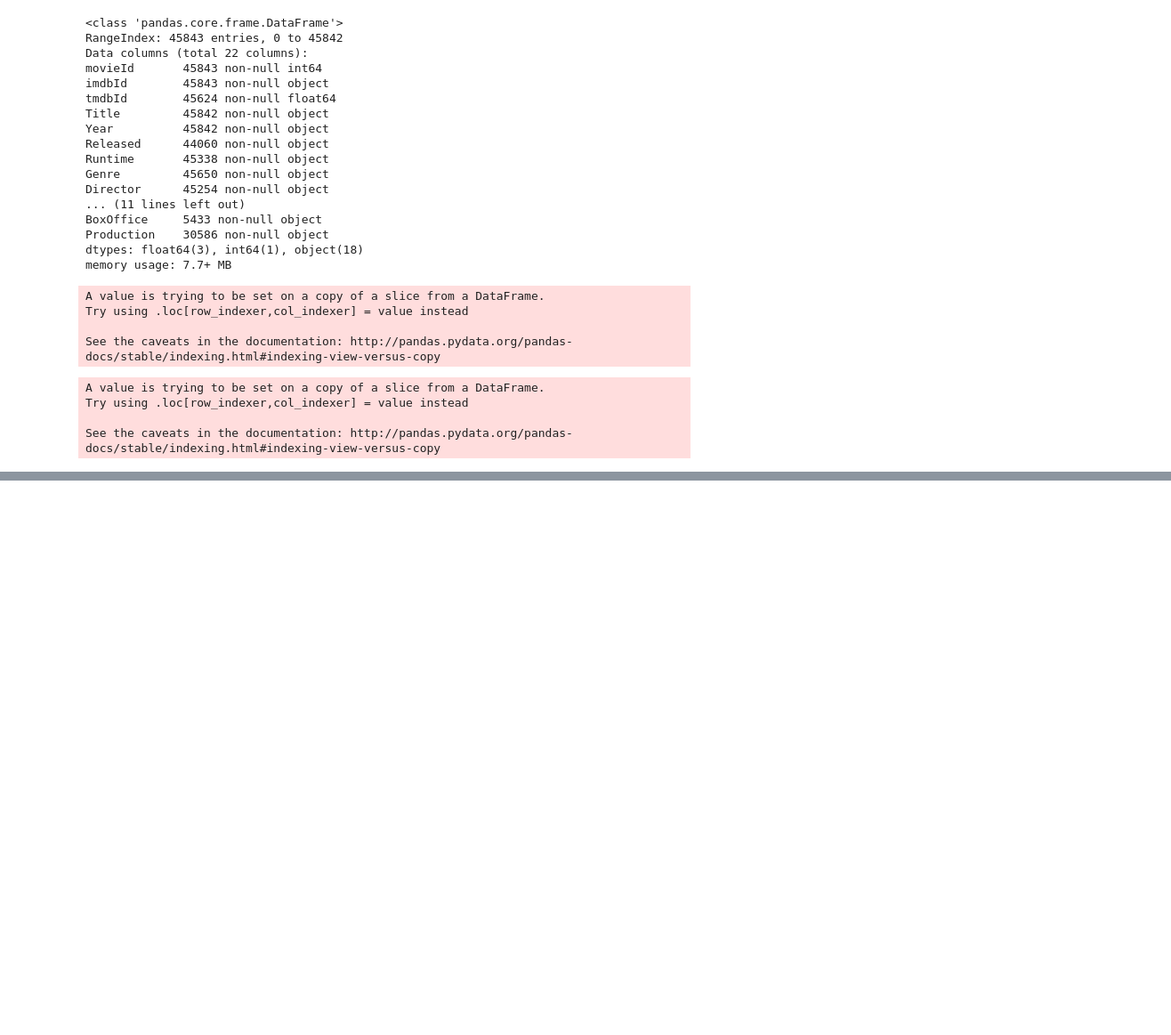
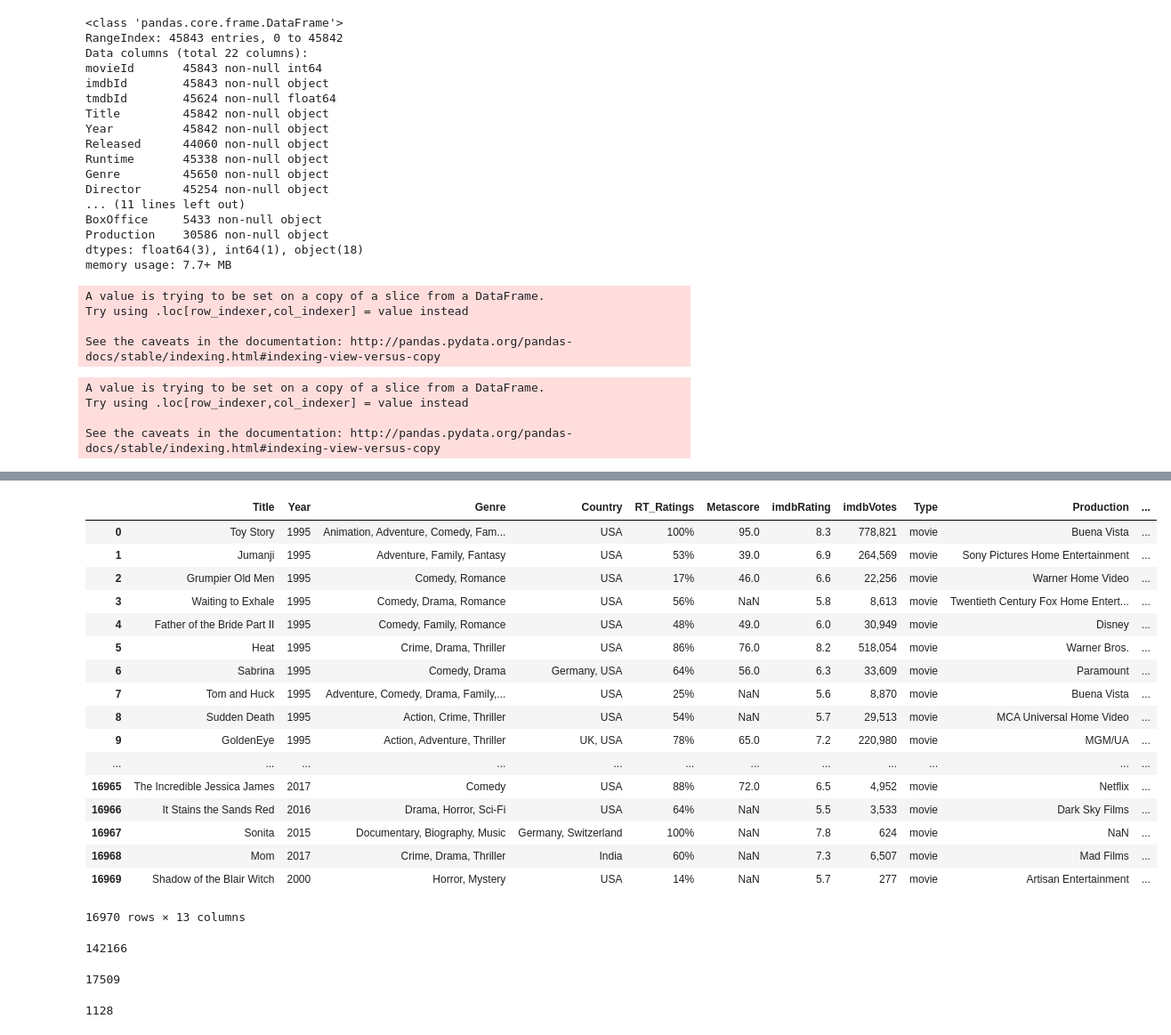
Before and after one commit to bethanylindberg/Have-Streaming-Services-Killed-Cinema, a Jupyter notebook: Data _Cleanup.ipynb, the cells around one changed output, grey strips where cells are left out. Shown at 89% size. Drawn from its saved outputs; the diff is of its cells as text; code cells hidden in the pictures; blank space fills up the shorter version.

Commit message:
Retrieved and cleaned 2018 movies and tv series

```diff
--- a/Data _Cleanup.ipynb
+++ b/Data _Cleanup.ipynb
@@ -155,3 +159,6 @@ See the caveats in the documentation: http://pandas.pydata.org/pandas-docs/stabl
 # %%
 #Save as movies CSV
 mod_omdb_movie_rt_ratings.to_csv('.\\cleaned_data\\omdb_movies_cleaned.csv', encoding="utf-8", index=False)
+# %%
+movie_file = pd.read_csv('.\\cleaned_data\\omdb_movies_cleaned.csv')
+movie_data = pd.DataFrame(movie_file)
@@ -157,0 +185,23 @@ mod_omdb_movie_rt_ratings.to_csv('.\\cleaned_data\\omdb_movies_cleaned.csv', enc
+# %%
+movie_data["Prod_count"] = movie_data["Production"].count()
+# %%
+movie_data
+# %% [output]
+|  | Title | Year | Genre | Country | RT_Ratings | Metascore | imdbRating | imdbVotes | Type | Production | ... |
+| 0 | Toy Story | 1995 | Animation, Adventure, Comedy, Fam... | USA | 100% | 95.0 | 8.3 | 778,821 | movie | Buena Vista | ... |
+| 1 | Jumanji | 1995 | Adventure, Family, Fantasy | USA | 53% | 39.0 | 6.9 | 264,569 | movie | Sony Pictures Home Entertainment | ... |
+| 2 | Grumpier Old Men | 1995 | Comedy, Romance | USA | 17% | 46.0 | 6.6 | 22,256 | movie | Warner Home Video | ... |
+| 3 | Waiting to Exhale | 1995 | Comedy, Drama, Romance | USA | 56% | NaN | 5.8 | 8,613 | movie | Twentieth Century Fox Home Entert... | ... |
+| 4 | Father of the Bride Part II | 1995 | Comedy, Family, Romance | USA | 48% | 49.0 | 6.0 | 30,949 | movie | Disney | ... |
+| 5 | Heat | 1995 | Crime, Drama, Thriller | USA | 86% | 76.0 | 8.2 | 518,054 | movie | Warner Bros. | ... |
+| 6 | Sabrina | 1995 | Comedy, Drama | Germany, USA | 64% | 56.0 | 6.3 | 33,609 | movie | Paramount | ... |
+| 7 | Tom and Huck | 1995 | Adventure, Comedy, Drama, Family,... | USA | 25% | NaN | 5.6 | 8,870 | movie | Buena Vista | ... |
+| 8 | Sudden Death | 1995 | Action, Crime, Thriller | USA | 54% | NaN | 5.7 | 29,513 | movie | MCA Universal Home Video | ... |
+| 9 | GoldenEye | 1995 | Action, Adventure, Thriller | UK, USA | 78% | 65.0 | 7.2 | 220,980 | movie | MGM/UA | ... |
+| ... | ... | ... | ... | ... | ... | ... | ... | ... | ... | ... | ... |
+| 16965 | The Incredible Jessica James | 2017 | Comedy | USA | 88% | 72.0 | 6.5 | 4,952 | movie | Netflix | ... |
+| 16966 | It Stains the Sands Red | 2016 | Drama, Horror, Sci-Fi | USA | 64% | NaN | 5.5 | 3,533 | movie | Dark Sky Films | ... |
+| 16967 | Sonita | 2015 | Documentary, Biography, Music | Germany, Switzerland | 100% | NaN | 7.8 | 624 | movie | NaN | ... |
+| 16968 | Mom | 2017 | Crime, Drama, Thriller | India | 60% | NaN | 7.3 | 6,507 | movie | Mad Films | ... |
+| 16969 | Shadow of the Blair Witch | 2000 | Horror, Mystery | USA | 14% | NaN | 5.7 | 277 | movie | Artisan Entertainment | ... |
+16970 rows × 13 columns
@@ -157,0 +241,8 @@ mod_omdb_movie_rt_ratings.to_csv('.\\cleaned_data\\omdb_movies_cleaned.csv', enc
+# %%
+len(tvtitles)
+# %% [output]
+142166
+# %%
+len(movietitles2018)
+# %% [output]
+17509
@@ -157,0 +274,14 @@ mod_omdb_movie_rt_ratings.to_csv('.\\cleaned_data\\omdb_movies_cleaned.csv', enc
+# %%
+movie_file = pd.read_csv('.\\raw_data\\movie_2018id.csv')
+movie_df = DataFrame(movie_file)
+
+#Filter out movies with less than 500 votes
+movie_df['Votes'] = movie_df['Votes'].astype('int64')
+movie_df = movie_df[movie_df.Votes > 500]
+movie_df.reset_index(inplace=True,drop=True)
+
+#Convert movie id column to list
+movie_id_list = movie_df['ID'].tolist()
+len(movie_id_list)
+# %% [output]
+1128
```
Also changed, not shown: parts of 13 cells of this notebook, 2 other files.
